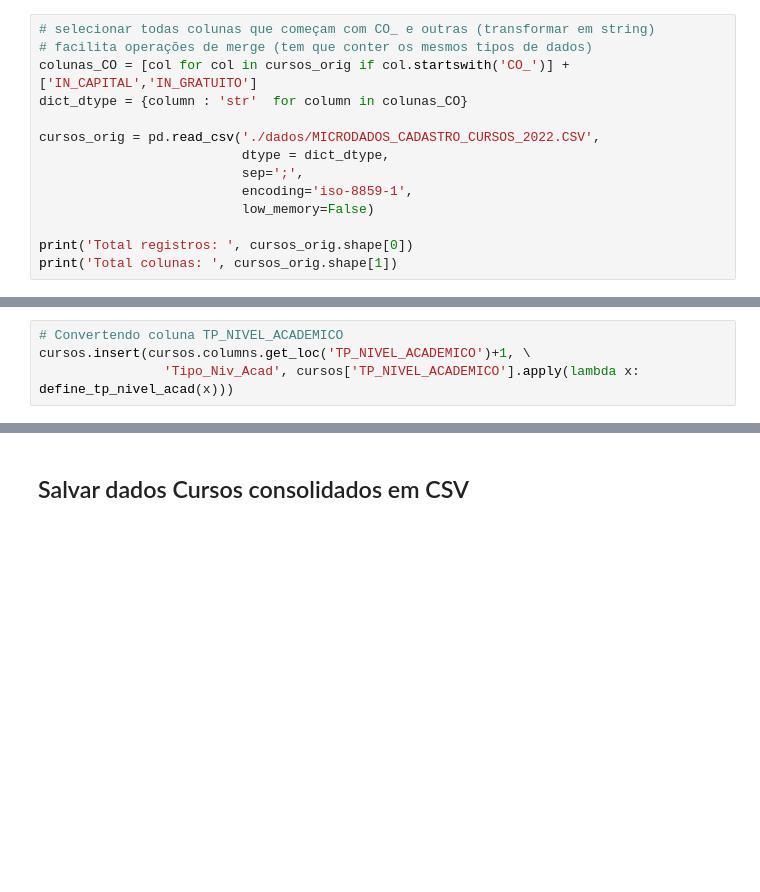
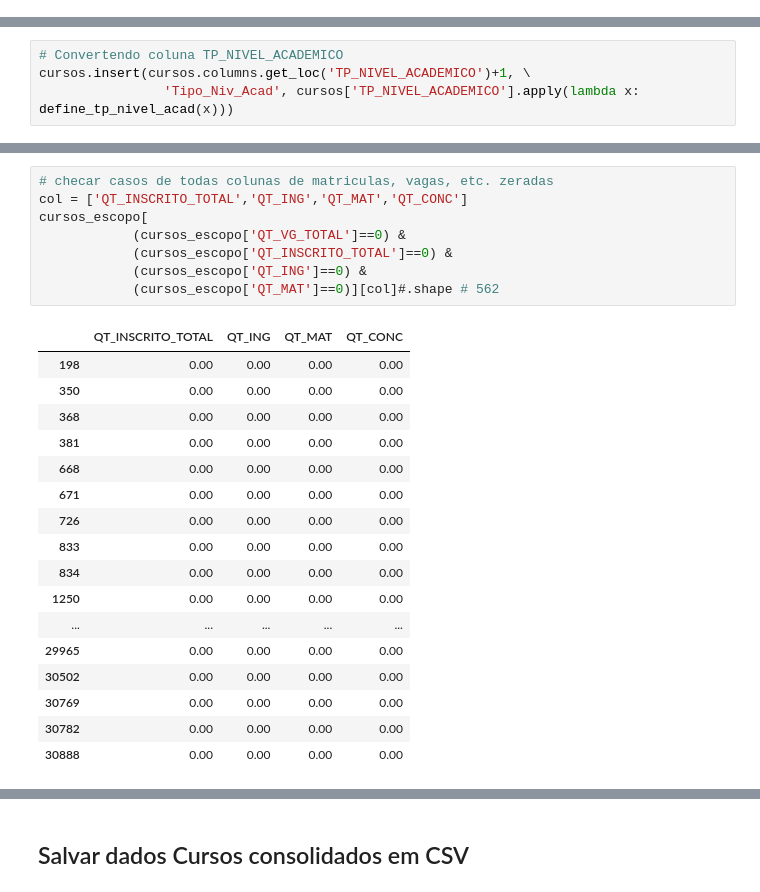
Before and after one commit to AlanaVieira/dados-ies, a Jupyter notebook: cadernos/versao02/02_Prepara_dados_Cursos.ipynb, the cells around one changed output, grey strips where cells are left out. Drawn from its saved outputs; the diff is of its cells as text; blank space fills up the shorter version.

```diff
--- a/cadernos/versao02/02_Prepara_dados_Cursos.ipynb
+++ b/cadernos/versao02/02_Prepara_dados_Cursos.ipynb
@@ -277,14 +283,0 @@ Wall time: 13 s
-# %%
-# selecionar todas colunas que começam com CO_ e outras (transformar em string)
-# facilita operações de merge (tem que conter os mesmos tipos de dados)
-colunas_CO = [col for col in cursos_orig if col.startswith('CO_')] + ['IN_CAPITAL','IN_GRATUITO']
-dict_dtype = {column : 'str'  for column in colunas_CO}
-
-cursos_orig = pd.read_csv('./dados/MICRODADOS_CADASTRO_CURSOS_2022.CSV',
-                          dtype = dict_dtype,
-                          sep=';',
-                          encoding='iso-8859-1',
-                          low_memory=False)
-
-print('Total registros: ', cursos_orig.shape[0])
-print('Total colunas: ', cursos_orig.shape[1])
@@ -575,0 +584,26 @@ Total de registros - cursos_escopo: 35765
+# %%
+# checar casos de todas colunas de matriculas, vagas, etc. zeradas
+col = ['QT_INSCRITO_TOTAL','QT_ING','QT_MAT','QT_CONC']
+cursos_escopo[
+            (cursos_escopo['QT_VG_TOTAL']==0) &
+            (cursos_escopo['QT_INSCRITO_TOTAL']==0) &
+            (cursos_escopo['QT_ING']==0) &
+            (cursos_escopo['QT_MAT']==0)][col]#.shape # 562
+# %% [output]
+|  | QT_INSCRITO_TOTAL | QT_ING | QT_MAT | QT_CONC |
+| 198 | 0.00 | 0.00 | 0.00 | 0.00 |
+| 350 | 0.00 | 0.00 | 0.00 | 0.00 |
+| 368 | 0.00 | 0.00 | 0.00 | 0.00 |
+| 381 | 0.00 | 0.00 | 0.00 | 0.00 |
+| 668 | 0.00 | 0.00 | 0.00 | 0.00 |
+| 671 | 0.00 | 0.00 | 0.00 | 0.00 |
+| 726 | 0.00 | 0.00 | 0.00 | 0.00 |
+| 833 | 0.00 | 0.00 | 0.00 | 0.00 |
+| 834 | 0.00 | 0.00 | 0.00 | 0.00 |
+| 1250 | 0.00 | 0.00 | 0.00 | 0.00 |
+| ... | ... | ... | ... | ... |
+| 29965 | 0.00 | 0.00 | 0.00 | 0.00 |
+| 30502 | 0.00 | 0.00 | 0.00 | 0.00 |
+| 30769 | 0.00 | 0.00 | 0.00 | 0.00 |
+| 30782 | 0.00 | 0.00 | 0.00 | 0.00 |
+| 30888 | 0.00 | 0.00 | 0.00 | 0.00 |
```
Also changed, not shown: parts of 42 cells of this notebook, 4 other files.
